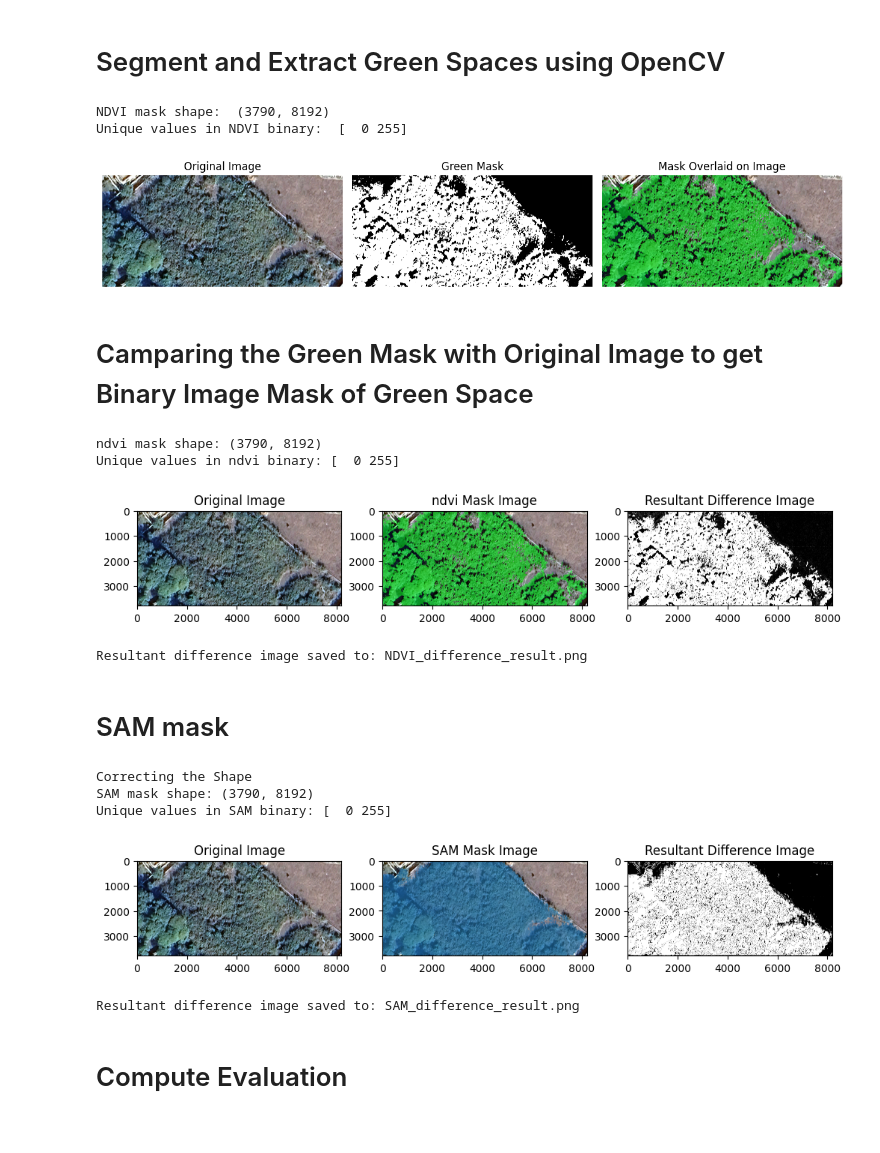
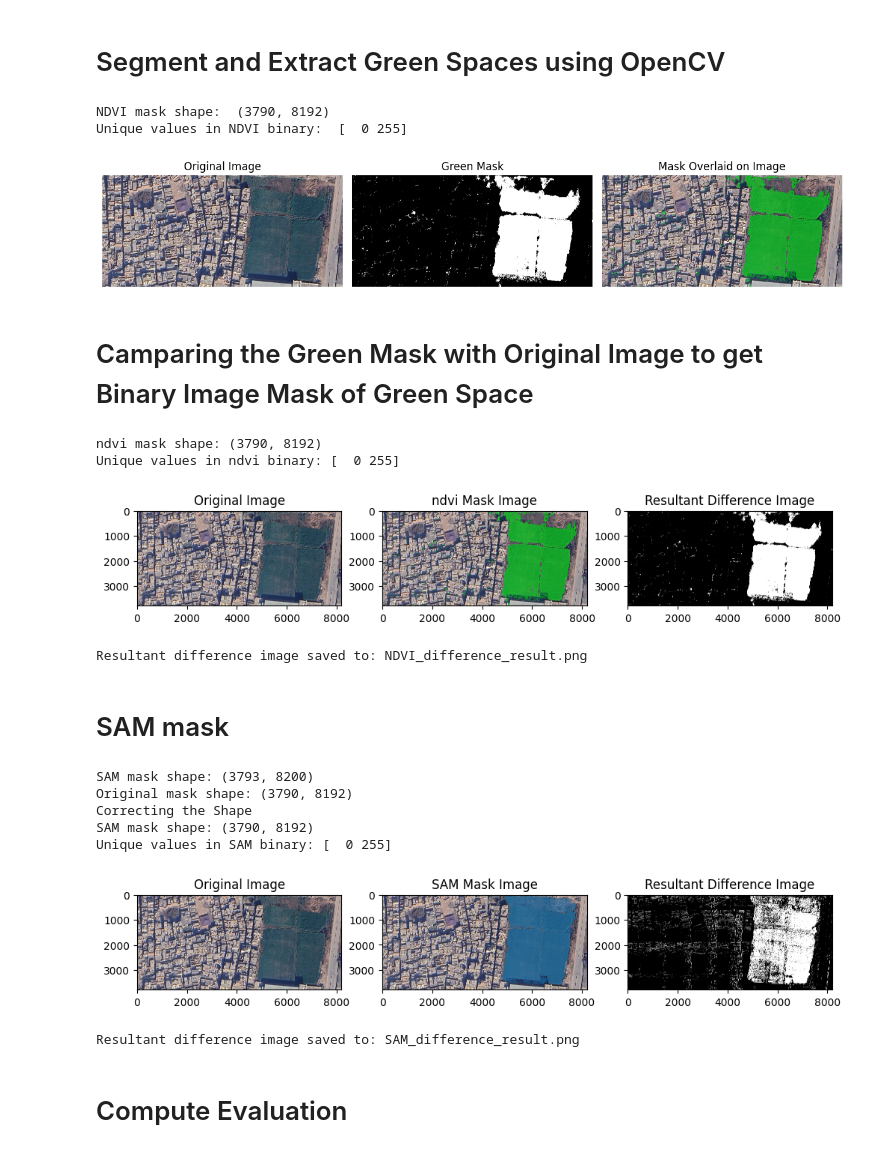
Before and after one commit to Faareh-Ahmed/Segment-Green-Spaces, a Jupyter notebook: Evaluation_Metrics.ipynb, the cells around one changed output. Drawn from its saved outputs; the diff is of its cells as text; code cells hidden in the pictures.

```diff
--- a/Evaluation_Metrics.ipynb
+++ b/Evaluation_Metrics.ipynb
@@ -338,12 +338,12 @@ def plot_confusion_matrix(y_pred, y_true):
     plt.show()
 
 # Paths to images
-ndvi_path = "/content/sample_data/105.jpg"
+ndvi_path = "/content/sample_data/110.jpg"
 ndvi_image, green_color_image = extract_green_region(
     ndvi_path,
     # Define initial HSV bounds for green regions
-    lower_hsv = (30, 30, 50),  # Darker green
-    upper_hsv = (120, 255, 255)  # Lighter green
+    lower_hsv = (30, 30, 30),  # Darker green
+    upper_hsv = (110, 255, 255)  # Lighter green
 )
 
 print("NDVI mask shape: ", ndvi_image.shape)
@@ -358,34 +358,34 @@ Image.fromarray(ndvi_image).save("green_mask.jpg")
 Image.fromarray(overlay_image).save("mask_overlay.jpg")
 
 
 
 
 # Visualize images and differences
 plt.figure(figsize=(12, 6))
 
 plt.subplot(1, 3, 1)
 plt.imshow(green_color_image)
 plt.title("Original Image")
 plt.axis("off")
 
 # Masked Image
 plt.subplot(1, 3, 2)
 plt.imshow(ndvi_image, cmap="gray")
 plt.title("Green Mask")
 plt.axis("off")
 
 # Overlayed Image
 plt.subplot(1, 3, 3)
 plt.imshow(overlay_image)
 plt.title("Mask Overlaid on Image")
 plt.axis("off")
 
 plt.tight_layout()
 plt.show()
 # %% [output]
 NDVI mask shape:  (3790, 8192)
 Unique values in NDVI binary:  [  0 255]
-[figure, old version]
+[figure, new version]
 # %% [markdown]
 # Camparing the Green Mask with Original Image to get Binary Image Mask of Green Space
 # %%
@@ -394,7 +394,7 @@ from PIL import Image
 import matplotlib.pyplot as plt
 
 # Load images
-original_image_path = '/content/sample_data/105.jpg'  # Path to raw image
+original_image_path = '/content/sample_data/110.jpg'  # Path to raw image
 ndvi_mask_image_path = '/content/mask_overlay.jpg'  # Path to SAM mask image
 
 # Load the images using PIL
@@ -422,7 +422,7 @@ if original_gray_array.shape != ndvi_mask_gray_array.shape:
 difference_image = np.abs(original_gray_array.astype(np.int16) - ndvi_mask_gray_array.astype(np.int16))
 
 # Threshold the difference to emphasize the extracted mask (e.g., a simple threshold of 50)
-threshold = 1
+threshold = 10
 ndvi_mask_difference = (difference_image > threshold).astype(np.uint8) * 255  # Convert to black and white
 
 print("ndvi mask shape:", ndvi_mask_difference.shape)
@@ -456,7 +456,7 @@ print(f"Resultant difference image saved to: {result_image_path}")
 # %% [output]
 ndvi mask shape: (3790, 8192)
 Unique values in ndvi binary: [  0 255]
-[figure, old version]
+[figure, new version]
 Resultant difference image saved to: NDVI_difference_result.png
 # %% [markdown]
 # SAM mask
@@ -466,8 +466,8 @@ from PIL import Image, ImageFile
 import matplotlib.pyplot as plt
 
 # Load images
-original_image_path = '/content/sample_data/105.jpg'  # Path to raw image
-sam_mask_image_path = '/content/sample_data/105_Mask.png'  # Path to SAM mask image
+original_image_path = '/content/sample_data/110.jpg'  # Path to raw image
+sam_mask_image_path = '/content/sample_data/110_Mask_heira_base_plus.png'  # Path to SAM mask image
 
 # Handle truncated image files
 ImageFile.LOAD_TRUNCATED_IMAGES = True
@@ -492,6 +492,10 @@ sam_mask_gray = sam_mask_image.convert("L")  # Convert to grayscale
 original_gray_array = np.array(original_gray)
 sam_mask_gray_array = np.array(sam_mask_gray)
 
+print("SAM mask shape:", sam_mask_gray_array.shape)
+print("Original mask shape:", original_gray_array.shape)
+
+
 # Ensure both images have the same shape (resize if necessary)
 if original_gray_array.shape != sam_mask_gray_array.shape:
     print("Correcting the Shape")
@@ -501,7 +505,7 @@ if original_gray_array.shape != sam_mask_gray_array.shape:
 difference_image = np.abs(original_gray_array.astype(np.int8) - sam_mask_gray_array.astype(np.int8))
 
 # Threshold the difference to emphasize the extracted mask (e.g., a simple threshold of 50)
-threshold = 3
+threshold = 8
 SAM_mask_difference = (difference_image > threshold).astype(np.uint8) * 255  # Convert to black and white
 
 # SAM_mask_difference=difference_image
@@ -534,10 +538,12 @@ plt.show()
 
 print(f"Resultant difference image saved to: {result_image_path}")
 # %% [output]
+SAM mask shape: (3793, 8200)
+Original mask shape: (3790, 8192)
 Correcting the Shape
 SAM mask shape: (3790, 8192)
 Unique values in SAM binary: [  0 255]
-[figure, old version]
+[figure, new version]
 Resultant difference image saved to: SAM_difference_result.png
 # %% [markdown]
 # Compute Evaluation
```
Also changed, not shown: parts of 1 cell of this notebook.
